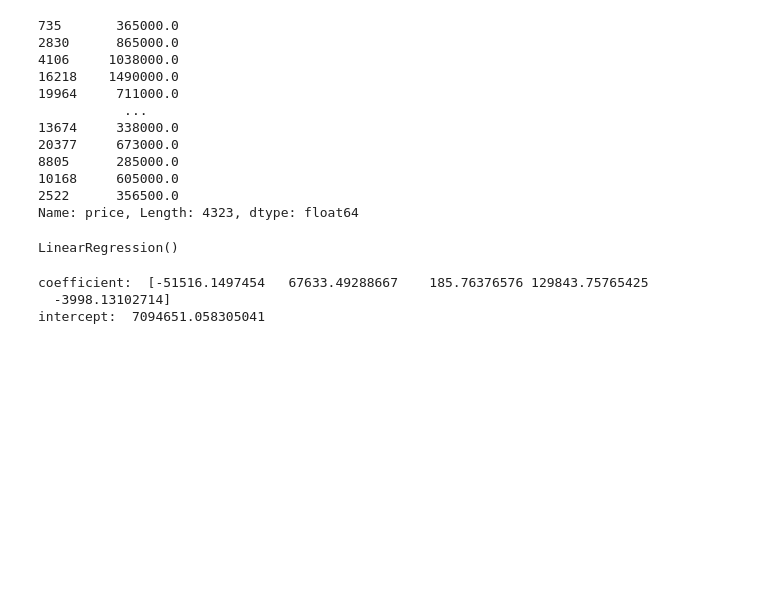
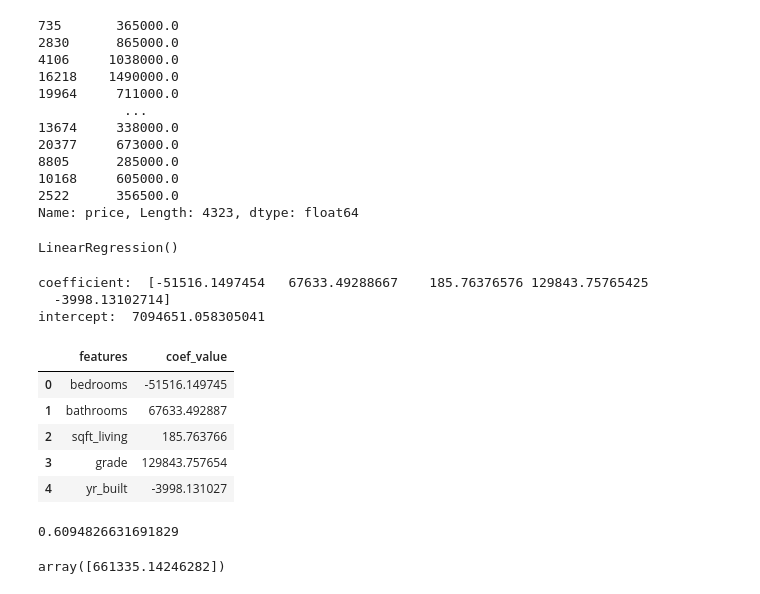
Before and after one commit to gilangAS20/belajar-prediksi-harga-rumah, a Jupyter notebook: latian_PrediksiHargaRumah.ipynb, the cells around one changed output. Saved outputs shown, nothing was run; the diff lists cells and outputs as text; code cells hidden in the pictures; blank space fills up the shorter version.

```diff
--- a/latian_PrediksiHargaRumah.ipynb
+++ b/latian_PrediksiHargaRumah.ipynb
@@ -553,0 +552,20 @@ intercept:  7094651.058305041
+# %%
+#input hasil koeffisien ke dalam tabel dengan kolom "features" dan "coef_value"
+coef_table = pd.DataFrame({"features": x_train.columns, "coef_value": model.coef_})
+coef_table
+# %% [output]
+|  | features | coef_value |
+| 0 | bedrooms | -51516.149745 |
+| 1 | bathrooms | 67633.492887 |
+| 2 | sqft_living | 185.763766 |
+| 3 | grade | 129843.757654 |
+| 4 | yr_built | -3998.131027 |
+# %%
+#melihat akuratnya model
+model.score(x_test, y_test)
+# %% [output]
+0.6094826631691829
+# %%
+model.predict([[3, 2, 2570, 7, 1951]])
+# %% [output]
+array([661335.14246282])
```
Also changed, not shown: parts of 2 cells of this notebook.
